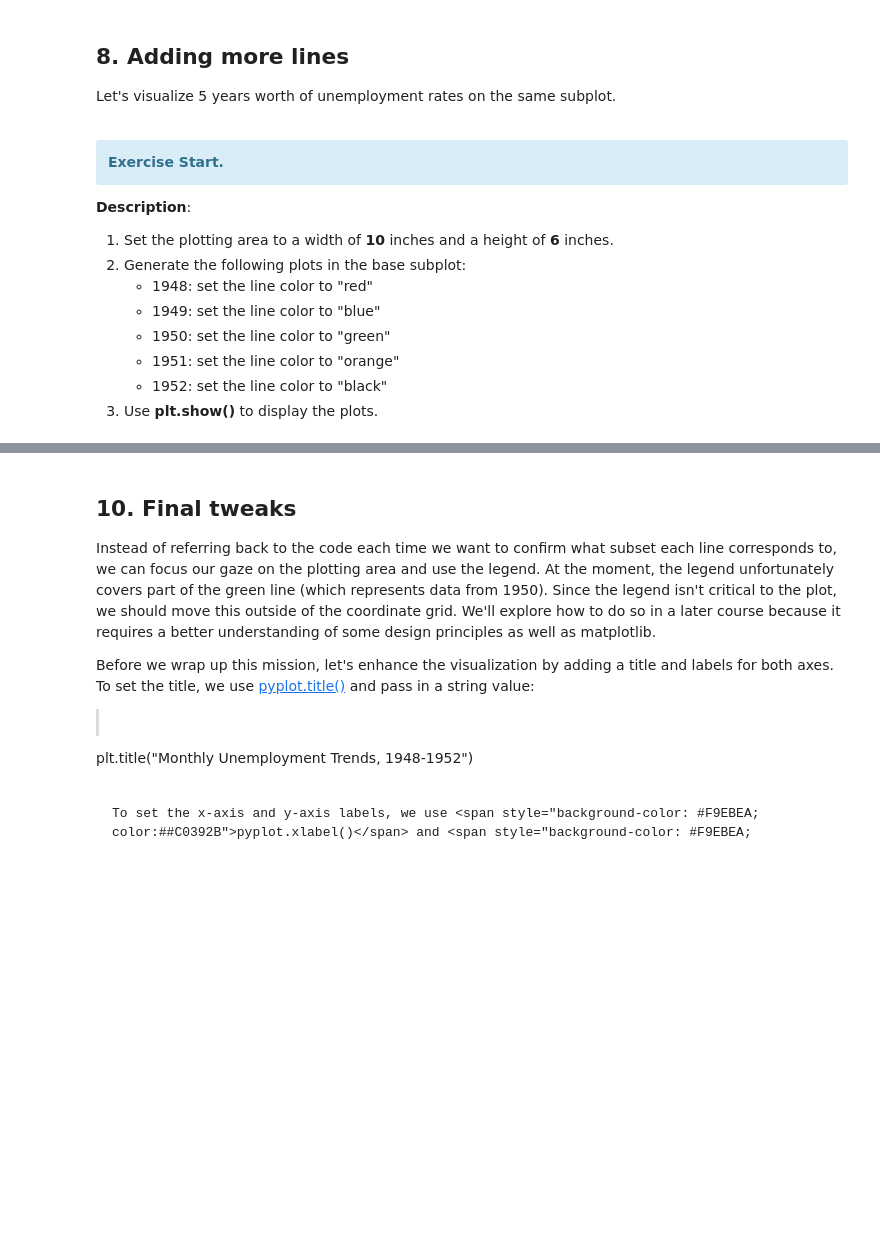
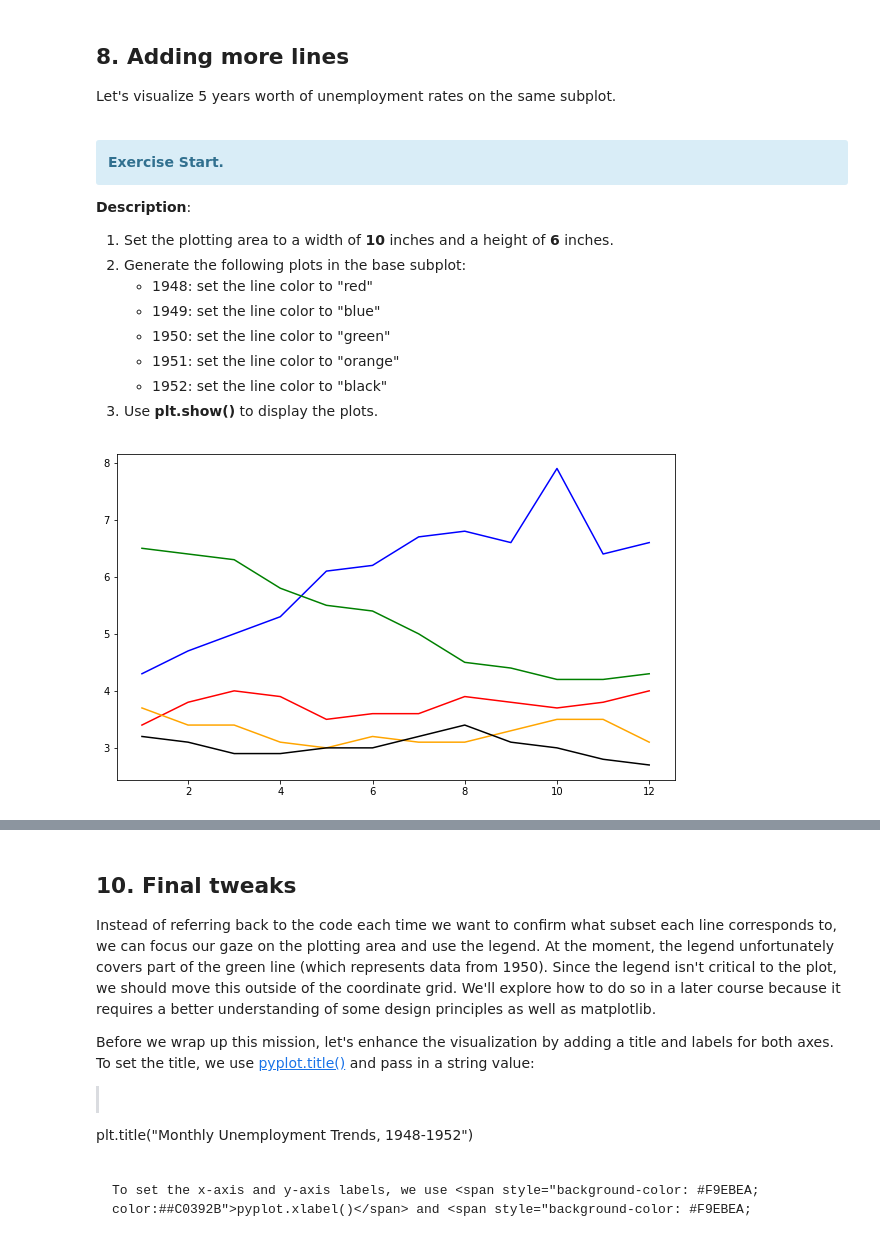
Before and after one commit to paulalps/IMD0033_Probabilidade, a Jupyter notebook: Aula 08 - Análise Exploratória de Dados/Exploratory Data Analysis II - Multiple Charts.ipynb, the cells around one changed output, grey strips where cells are left out. Saved outputs shown, nothing was run; the diff lists cells and outputs as text; code cells hidden in the pictures; blank space fills up the shorter version.

```diff
--- a/Aula 08 - Análise Exploratória de Dados/Exploratory Data Analysis II - Multiple Charts.ipynb
+++ b/Aula 08 - Análise Exploratória de Dados/Exploratory Data Analysis II - Multiple Charts.ipynb
@@ -272,6 +286,17 @@ Let's visualize 5 years worth of unemployment rates on the same subplot.
     - 1951: set the line color to "orange"
     - 1952: set the line color to "black"
 3. Use **plt.show()** to display the plots.
+# %%
+unrate['MONTH'] = unrate['DATE'].dt.month
+colors = ['red', 'blue', 'green', 'orange', 'black']
+fig = plt.figure(figsize=(10,6))
+for i in range(0, 5):
+    init_index = i*12
+    final_index = i*12 + 12
+    plt.plot(unrate[init_index: final_index]['MONTH'], unrate[init_index:final_index]['VALUE'], c=colors[i])
+plt.show()
+# %% [output]
+[figure, added]
 # %% [markdown]
 ## 9. Adding a legend
 
```
Also changed, not shown: parts of 5 cells of this notebook, 3 other files.
